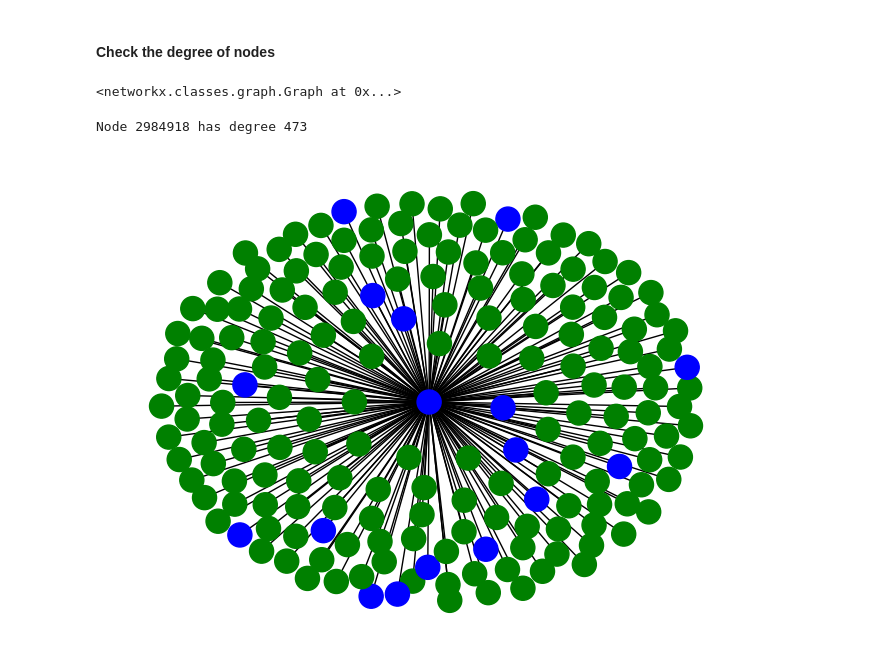
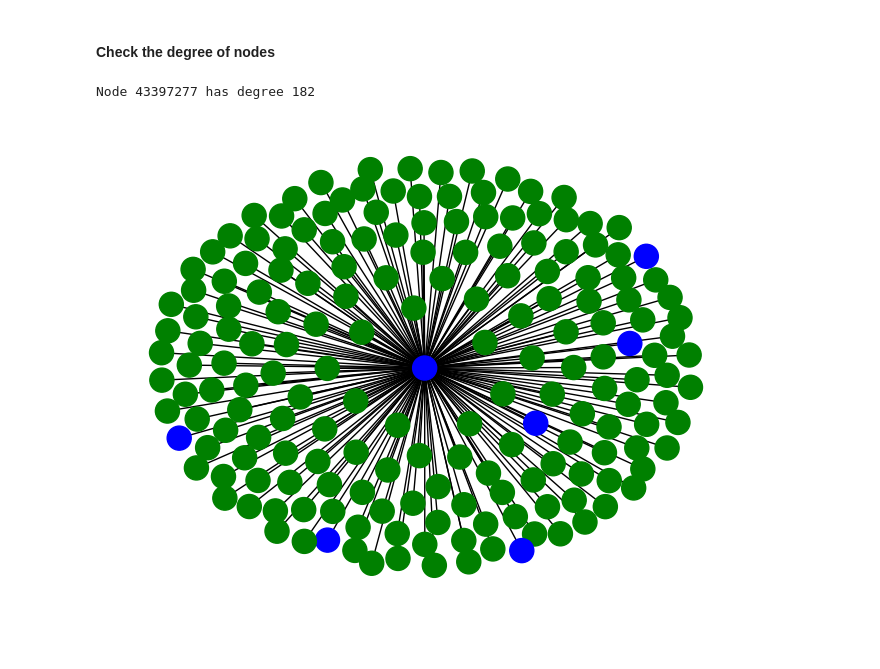
Before and after one commit to yucfu/gnn_fraud_detection, a Jupyter notebook: oddball_pattern.ipynb, the cells around one changed output. Drawn from its saved outputs; the diff is of its cells as text; code cells hidden in the pictures.

```diff
--- a/oddball_pattern.ipynb
+++ b/oddball_pattern.ipynb
@@ -108,25 +121,2 @@ visualize_anomaly_graph(one_hop_edge)
 # %% [markdown]
 #### Check the degree of nodes
-# %%
-total_graph = nx.from_pandas_edgelist(df_edges, source='txId1', target='txId2')
-pos = nx.spring_layout(total_graph)
-
-# selected_node = res_labeled.txId[4]
-# one_hop_edge = df_edges[(df_edges.txId1 == selected_node)|(df_edges.txId2 == selected_node)]
-
-selected_node = res_labeled.txId[4]
-one_hop_edge = df_edges[(df_edges.txId1 == selected_node)|(df_edges.txId2 == selected_node)]
-visualize_anomaly_graph(one_hop_edge)
-
-# class_labels = {}
-# for node in total_graph.nodes():
-#     label = res[res.txId == node]['label'].values[0]
-#     class_labels[node] = label
-# class_colors = {1: 'red', 0: 'blue', 2: 'green'}
-# node_colors = [class_colors[class_labels[node]] for node in total_graph.nodes()]
-
-# nx.draw(total_graph, with_labels=False, pos=pos, node_color=node_colors)
-
-# plt.show()
-# %% [output]
-<networkx.classes.graph.Graph at 0x...>
@@ -133,12 +126,13 @@ visualize_anomaly_graph(one_hop_edge)
 # %%
 degrees = dict(total_graph.degree())
 sorted_nodes = sorted(degrees, key=degrees.get, reverse=True)
 
-print(f"Node {sorted_nodes[0]} has degree {degrees[sorted_nodes[0]]}")
+node_id = 10
+selected_node = sorted_nodes[node_id]
+print(f"Node {sorted_nodes[node_id]} has degree {degrees[sorted_nodes[node_id]]}")
 
-selected_node = sorted_nodes[9]
 one_hop_edge = df_edges[(df_edges.txId1 == selected_node)|(df_edges.txId2 == selected_node)]
 visualize_anomaly_graph(one_hop_edge)
 # %% [output]
-Node 2984918 has degree 473
+Node 43397277 has degree 182
-[figure, old version]
+[figure, new version]
```
Also changed, not shown: parts of 5 cells of this notebook.
